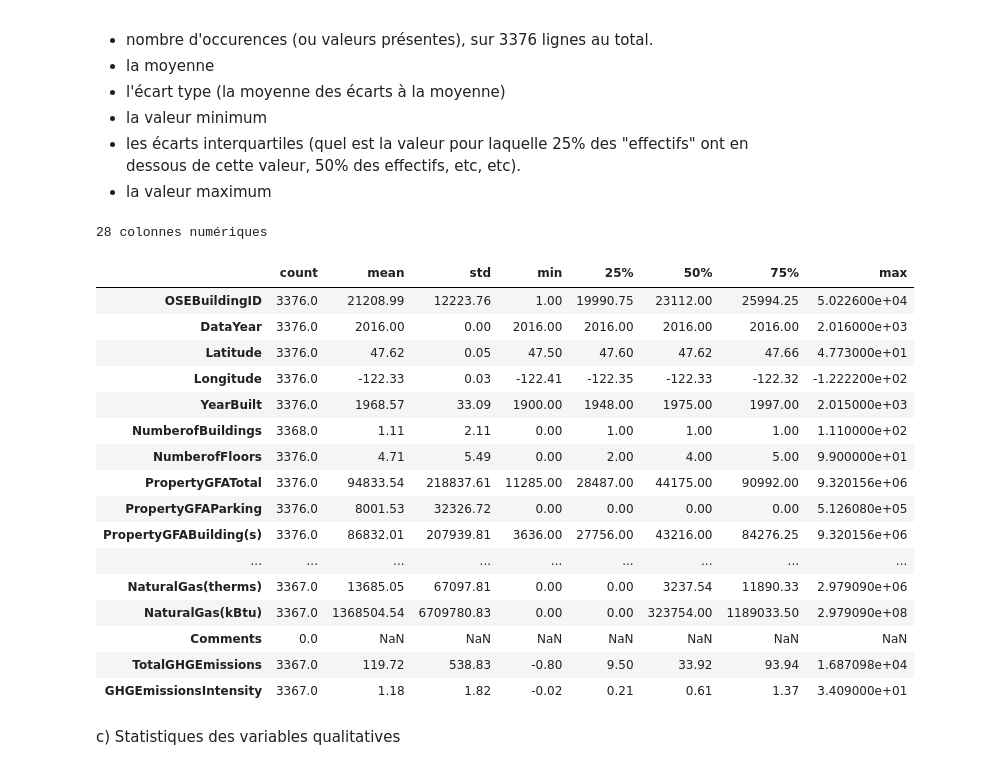
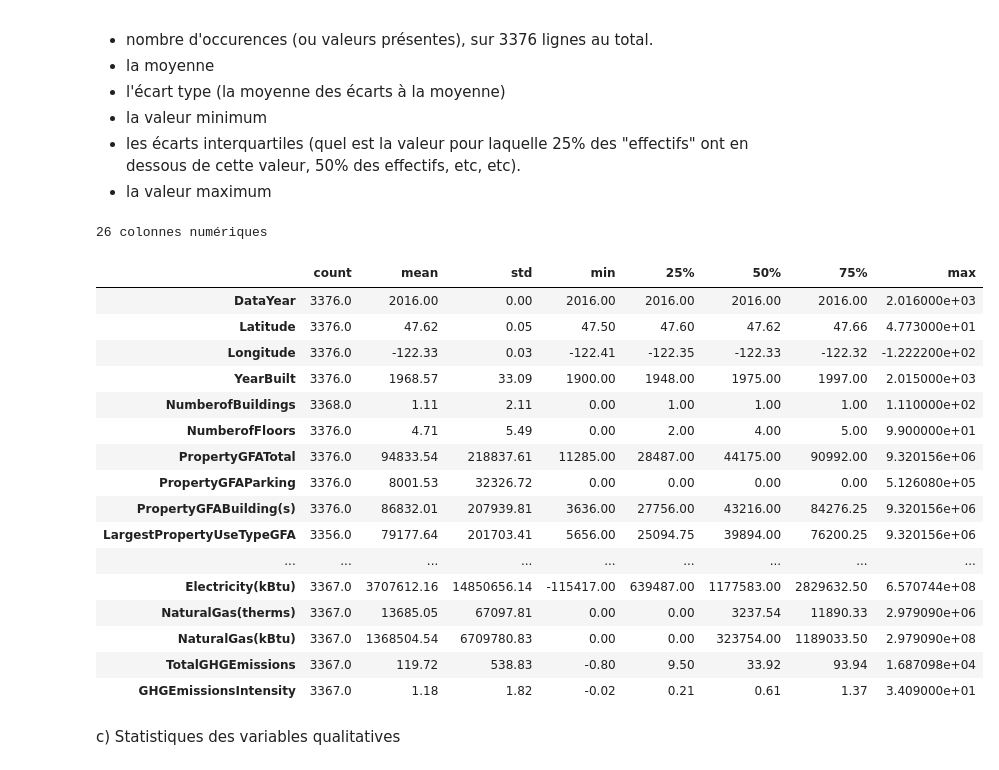
Before and after one commit to AxelFB1992/projet6, a Jupyter notebook: template_modelisation_supervisee.ipynb, the cells around one changed output. Cells and saved outputs as stored; diff of their text form; code cells hidden in the pictures.

```diff
--- a/template_modelisation_supervisee.ipynb
+++ b/template_modelisation_supervisee.ipynb
@@ -136,18 +136,19 @@ On donnera les éléments principales de ces variables grâce à la fonction des
 # %%
 # ============================================================
 # DESCRIPTION DES VARIABLES QUANTITATIVES
 # ============================================================
 
 cols_quantitatives = building_consumption.select_dtypes(include=['number']).columns.tolist()
 cols_quantitatives.remove("ZipCode")
 cols_quantitatives.remove("CouncilDistrictCode")
+cols_quantitatives.remove("OSEBuildingID")
+cols_quantitatives.remove("Comments")
 print(f"{len(cols_quantitatives)} colonnes numériques\n")
 
 building_consumption[cols_quantitatives].describe().T.round(2)
 # %% [output]
-28 colonnes numériques
+26 colonnes numériques
 |  | count | mean | std | min | 25% | 50% | 75% | max |
-| OSEBuildingID | 3376.0 | 21208.99 | 12223.76 | 1.00 | 19990.75 | 23112.00 | 25994.25 | 5.022600e+04 |
 | DataYear | 3376.0 | 2016.00 | 0.00 | 2016.00 | 2016.00 | 2016.00 | 2016.00 | 2.016000e+03 |
 | Latitude | 3376.0 | 47.62 | 0.05 | 47.50 | 47.60 | 47.62 | 47.66 | 4.773000e+01 |
 | Longitude | 3376.0 | -122.33 | 0.03 | -122.41 | -122.35 | -122.33 | -122.32 | -1.222200e+02 |
@@ -157,10 +158,11 @@ building_consumption[cols_quantitatives].describe().T.round(2)
 | PropertyGFATotal | 3376.0 | 94833.54 | 218837.61 | 11285.00 | 28487.00 | 44175.00 | 90992.00 | 9.320156e+06 |
 | PropertyGFAParking | 3376.0 | 8001.53 | 32326.72 | 0.00 | 0.00 | 0.00 | 0.00 | 5.126080e+05 |
 | PropertyGFABuilding(s) | 3376.0 | 86832.01 | 207939.81 | 3636.00 | 27756.00 | 43216.00 | 84276.25 | 9.320156e+06 |
+| LargestPropertyUseTypeGFA | 3356.0 | 79177.64 | 201703.41 | 5656.00 | 25094.75 | 39894.00 | 76200.25 | 9.320156e+06 |
 | ... | ... | ... | ... | ... | ... | ... | ... | ... |
+| Electricity(kBtu) | 3367.0 | 3707612.16 | 14850656.14 | -115417.00 | 639487.00 | 1177583.00 | 2829632.50 | 6.570744e+08 |
 | NaturalGas(therms) | 3367.0 | 13685.05 | 67097.81 | 0.00 | 0.00 | 3237.54 | 11890.33 | 2.979090e+06 |
 | NaturalGas(kBtu) | 3367.0 | 1368504.54 | 6709780.83 | 0.00 | 0.00 | 323754.00 | 1189033.50 | 2.979090e+08 |
-| Comments | 0.0 | NaN | NaN | NaN | NaN | NaN | NaN | NaN |
 | TotalGHGEmissions | 3367.0 | 119.72 | 538.83 | -0.80 | 9.50 | 33.92 | 93.94 | 1.687098e+04 |
 | GHGEmissionsIntensity | 3367.0 | 1.18 | 1.82 | -0.02 | 0.21 | 0.61 | 1.37 | 3.409000e+01 |
 # %% [markdown]
```
Also changed, not shown: parts of 42 cells of this notebook, 1 other file.
